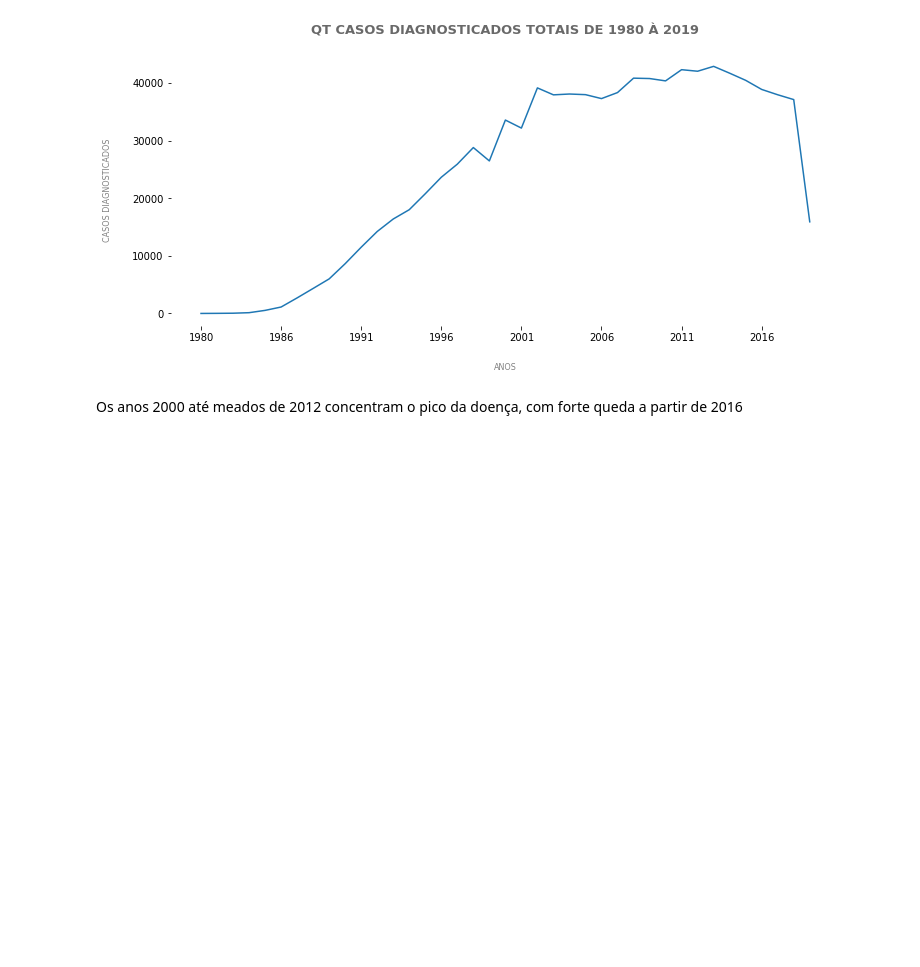
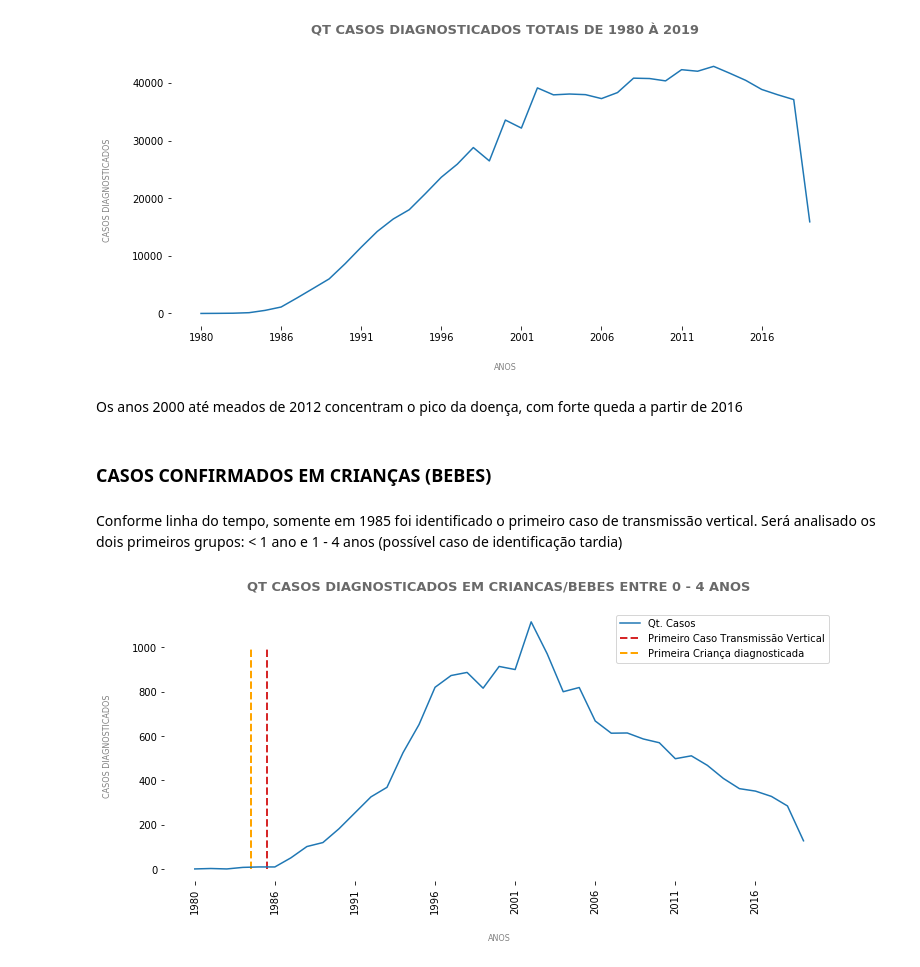
Before and after one commit to daianeklein/bootcamp-Alura, a Jupyter notebook: Desafio-Modulo1.ipynb, the cells around one changed output. Saved outputs shown, nothing was run; the diff lists cells and outputs as text; code cells hidden in the pictures; blank space fills up the shorter version.

```diff
--- a/Desafio-Modulo1.ipynb
+++ b/Desafio-Modulo1.ipynb
@@ -138,3 +140,29 @@ s2 = plt.ylabel('CASOS DIAGNOSTICADOS', color = 'grey', labelpad = 20, fontsize
 [figure]
 # %% [markdown]
 Os anos 2000 até meados de 2012 concentram o pico da doença, com forte queda a partir de 2016
+# %% [markdown]
+### CASOS CONFIRMADOS EM CRIANÇAS (BEBES)
+# %% [markdown]
+Conforme linha do tempo, somente em 1985 foi identificado o primeiro caso de transmissão vertical.
+Será analisado os dois primeiros grupos: < 1 ano e 1 - 4 anos (possível caso de identificação tardia)
+# %%
+bebes = df[0:2].T[:-1].T.sum()
+
+
+bebes[1:].plot(figsize=(12,5), label = 'Qt. Casos')
+s2 = plt.title('QT CASOS DIAGNOSTICADOS EM CRIANCAS/BEBES ENTRE 0 - 4 ANOS',
+               pad = 20,
+         fontsize = 13, color ='dimgrey', fontweight = 'bold')
+
+s2 = sns.despine(bottom = True, left=True)
+s2 = plt.xlabel('ANOS', color = 'grey', labelpad = 20, fontsize = 8)
+s2 = plt.ylabel('CASOS DIAGNOSTICADOS', color = 'grey', labelpad = 20, fontsize = 8)
+plt.xticks(rotation=90)
+s2 = plt.vlines(x=4.5, linewidth=2, color='#d62728', ymin=0, ymax=1000, linestyle='--',
+                label = 'Primeiro Caso Transmissão Vertical')
+s2 = plt.vlines(x=3.5, linewidth=2, color='orange', ymin=0, ymax=1000, linestyle='--',
+                label = 'Primeira Criança diagnosticada')
+plt.legend()
+s2 = s2
+# %% [output]
+[figure, added]
```
Also changed, not shown: parts of 12 cells of this notebook.
